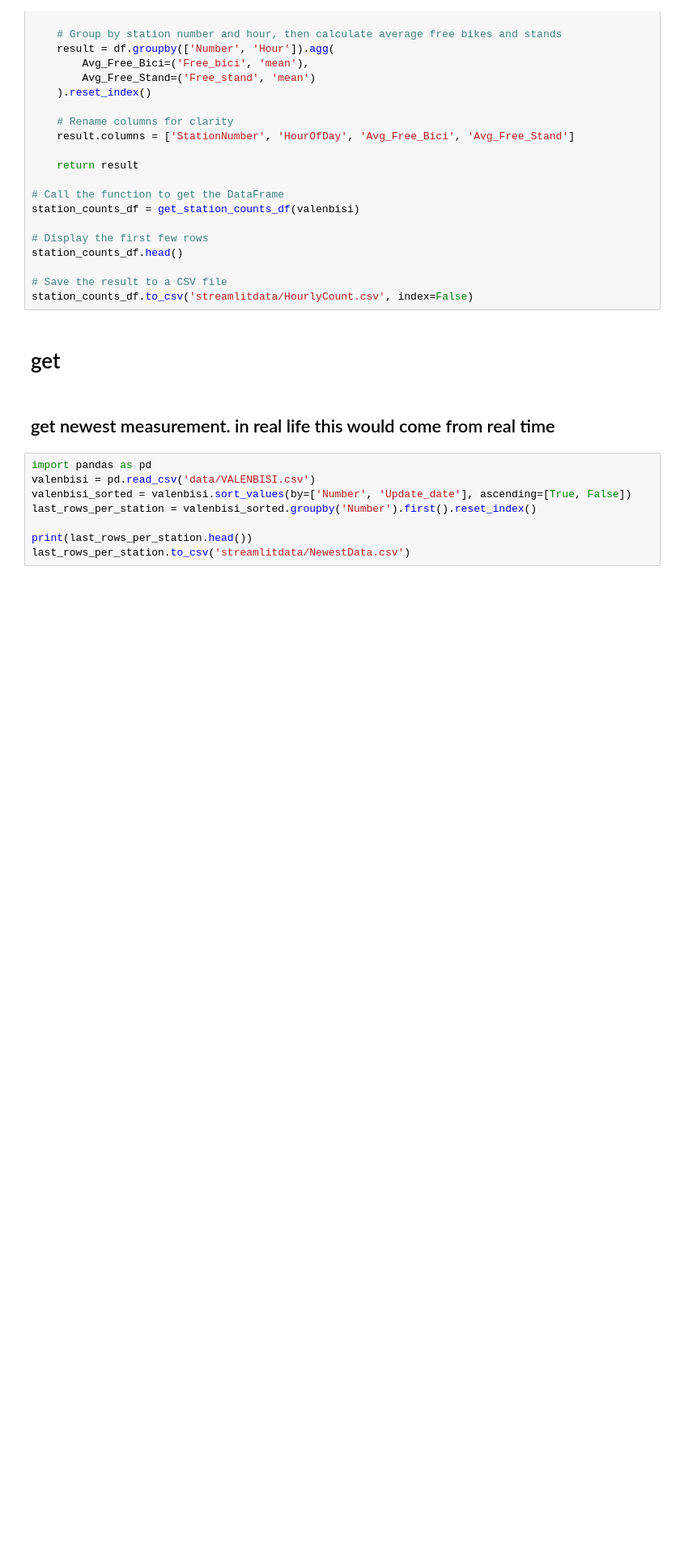
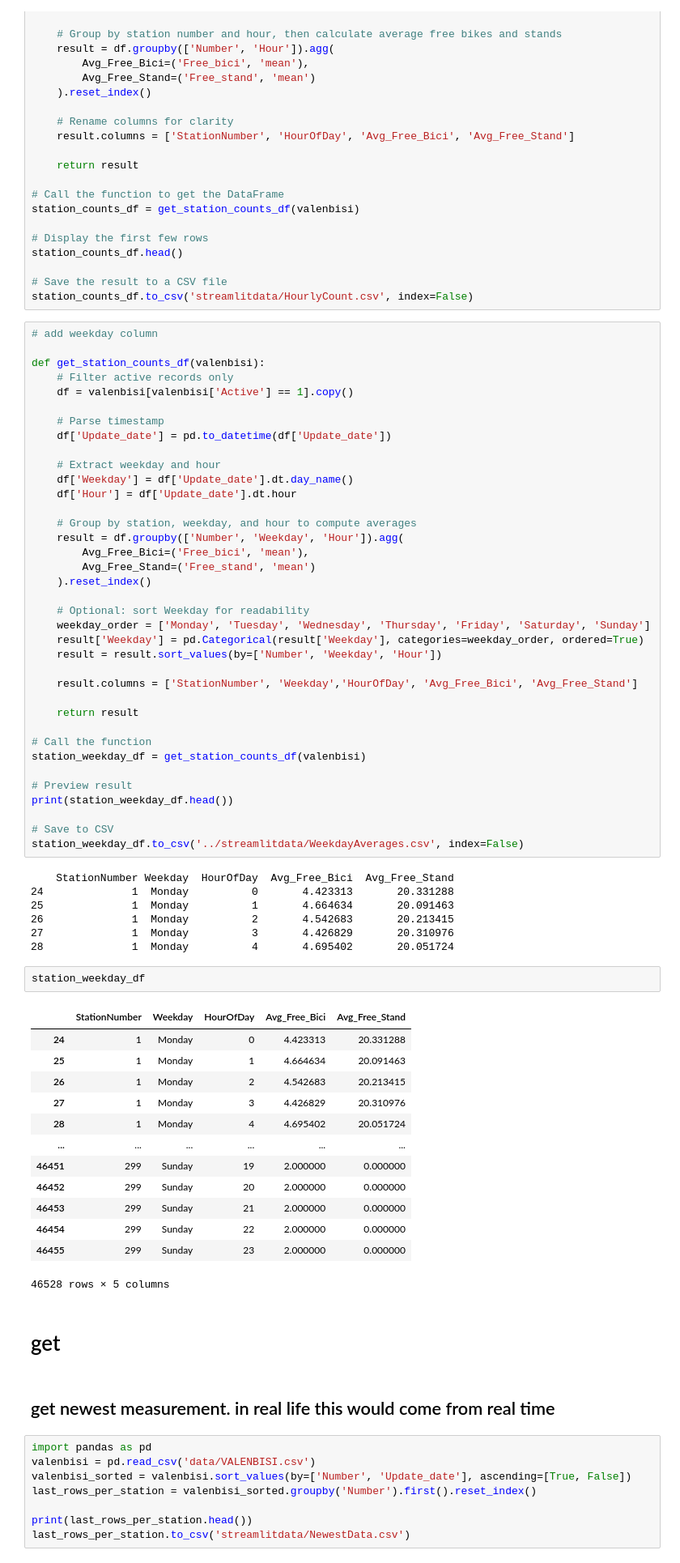
Before and after one commit to emilieks/EDMProject, a Jupyter notebook: notebooks/clean_tables.ipynb, the cells around one changed output. Shown: that part at 81% size. Drawn from its saved outputs; the diff is of its cells as text; blank space fills up the shorter version.

```diff
--- a/notebooks/clean_tables.ipynb
+++ b/notebooks/clean_tables.ipynb
@@ -228,6 +228,66 @@ station_counts_df.head()
 
 # Save the result to a CSV file
 station_counts_df.to_csv('streamlitdata/HourlyCount.csv', index=False)
+# %%
+# add weekday column
+
+def get_station_counts_df(valenbisi):
+    # Filter active records only
+    df = valenbisi[valenbisi['Active'] == 1].copy()
+
+    # Parse timestamp
+    df['Update_date'] = pd.to_datetime(df['Update_date'])
+
+    # Extract weekday and hour
+    df['Weekday'] = df['Update_date'].dt.day_name()
+    df['Hour'] = df['Update_date'].dt.hour
+
+    # Group by station, weekday, and hour to compute averages
+    result = df.groupby(['Number', 'Weekday', 'Hour']).agg(
+        Avg_Free_Bici=('Free_bici', 'mean'),
+        Avg_Free_Stand=('Free_stand', 'mean')
+    ).reset_index()
+
+    # Optional: sort Weekday for readability
+    weekday_order = ['Monday', 'Tuesday', 'Wednesday', 'Thursday', 'Friday', 'Saturday', 'Sunday']
+    result['Weekday'] = pd.Categorical(result['Weekday'], categories=weekday_order, ordered=True)
+    result = result.sort_values(by=['Number', 'Weekday', 'Hour'])
+
+    result.columns = ['StationNumber', 'Weekday','HourOfDay', 'Avg_Free_Bici', 'Avg_Free_Stand']
+
+    return result
+
+# Call the function
+station_weekday_df = get_station_counts_df(valenbisi)
+
+# Preview result
+print(station_weekday_df.head())
+
+# Save to CSV
+station_weekday_df.to_csv('../streamlitdata/WeekdayAverages.csv', index=False)
+# %% [output]
+    StationNumber Weekday  HourOfDay  Avg_Free_Bici  Avg_Free_Stand
+24              1  Monday          0       4.423313       20.331288
+25              1  Monday          1       4.664634       20.091463
+26              1  Monday          2       4.542683       20.213415
+27              1  Monday          3       4.426829       20.310976
+28              1  Monday          4       4.695402       20.051724
+# %%
+station_weekday_df
+# %% [output]
+|  | StationNumber | Weekday | HourOfDay | Avg_Free_Bici | Avg_Free_Stand |
+| 24 | 1 | Monday | 0 | 4.423313 | 20.331288 |
+| 25 | 1 | Monday | 1 | 4.664634 | 20.091463 |
+| 26 | 1 | Monday | 2 | 4.542683 | 20.213415 |
+| 27 | 1 | Monday | 3 | 4.426829 | 20.310976 |
+| 28 | 1 | Monday | 4 | 4.695402 | 20.051724 |
+| ... | ... | ... | ... | ... | ... |
+| 46451 | 299 | Sunday | 19 | 2.000000 | 0.000000 |
+| 46452 | 299 | Sunday | 20 | 2.000000 | 0.000000 |
+| 46453 | 299 | Sunday | 21 | 2.000000 | 0.000000 |
+| 46454 | 299 | Sunday | 22 | 2.000000 | 0.000000 |
+| 46455 | 299 | Sunday | 23 | 2.000000 | 0.000000 |
+46528 rows × 5 columns
 # %% [markdown]
 # get
 # %% [markdown]
```
Also changed, not shown: parts of 3 cells of this notebook, 10 other files.
